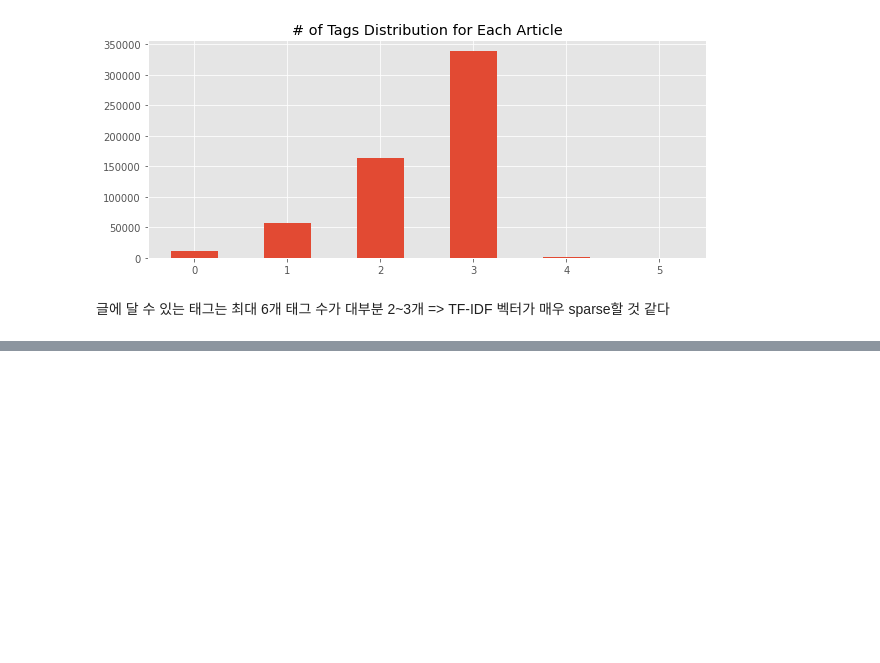
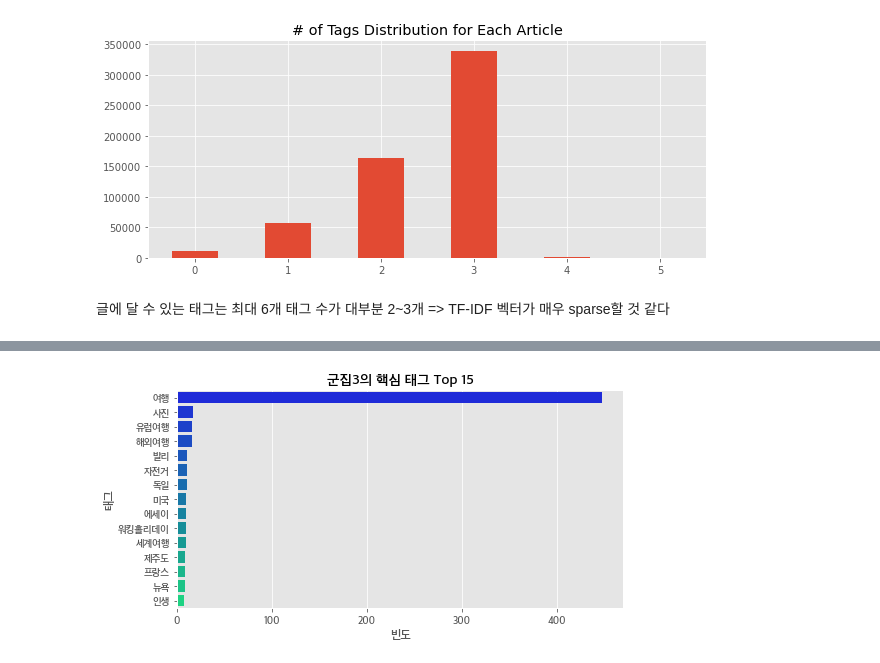
Before and after one commit to ilovemyminutes/KakaoBrunchRS, a Jupyter notebook: notebooks/EDA - TFIDF.ipynb, the cells around one changed output, grey strips where cells are left out. Cells and saved outputs as stored; diff of their text form; code cells hidden in the pictures; blank space fills up the shorter version.

```diff
--- a/notebooks/EDA - TFIDF.ipynb
+++ b/notebooks/EDA - TFIDF.ipynb
@@ -65,0 +204,8 @@ plt.show()
+# %%
+plt.figure(figsize=(8, 4))
+sns.barplot(y='태그', x='빈도', data=main_kwd_g3, palette='winter')
+plt.title('군집3의 핵심 태그 Top 15')
+plt.savefig('./plots/군집3의 핵심 태그 Top 15.png', dpi=300)
+plt.show()
+# %% [output]
+[figure, added]
```
Also changed, not shown: parts of 21 cells of this notebook, 7 other files.
